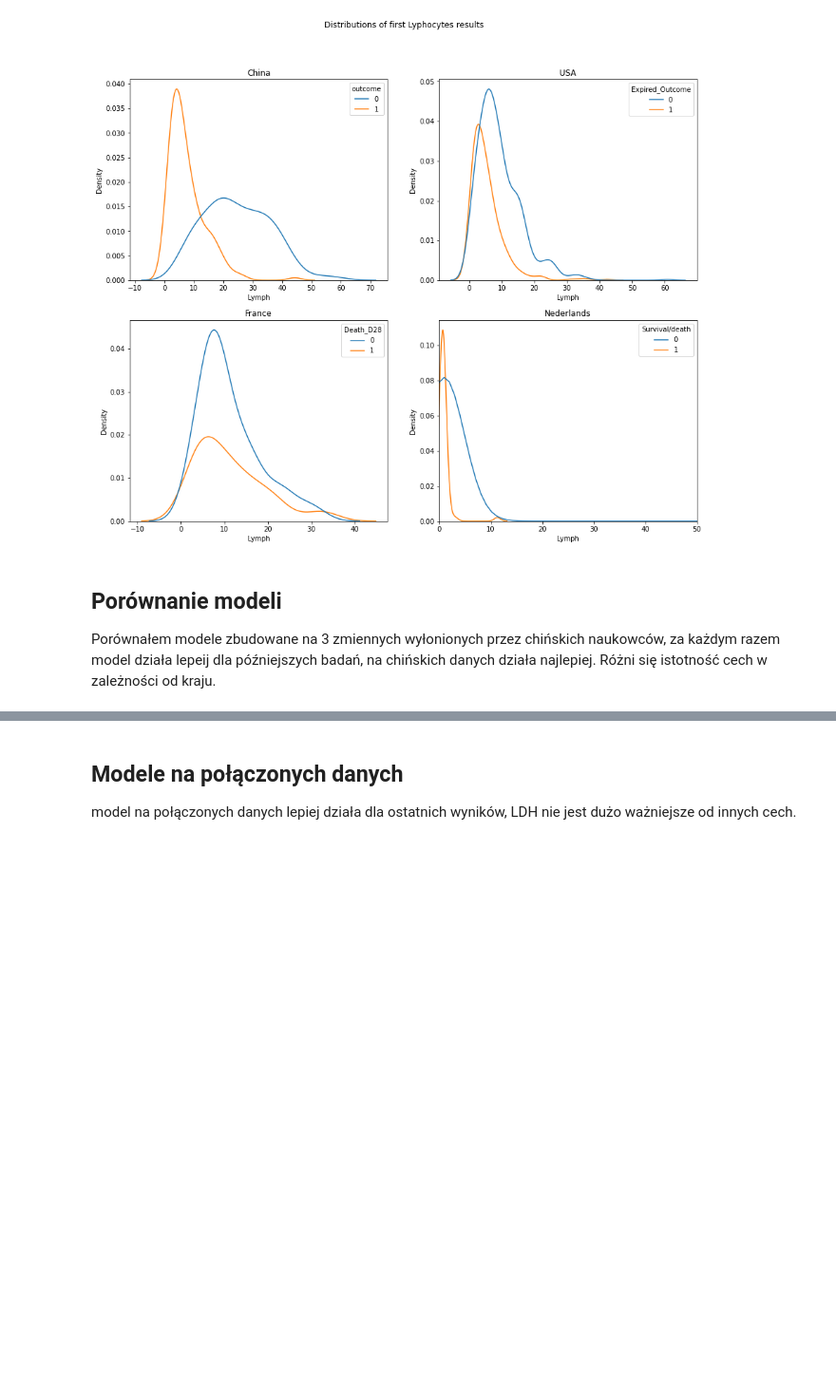
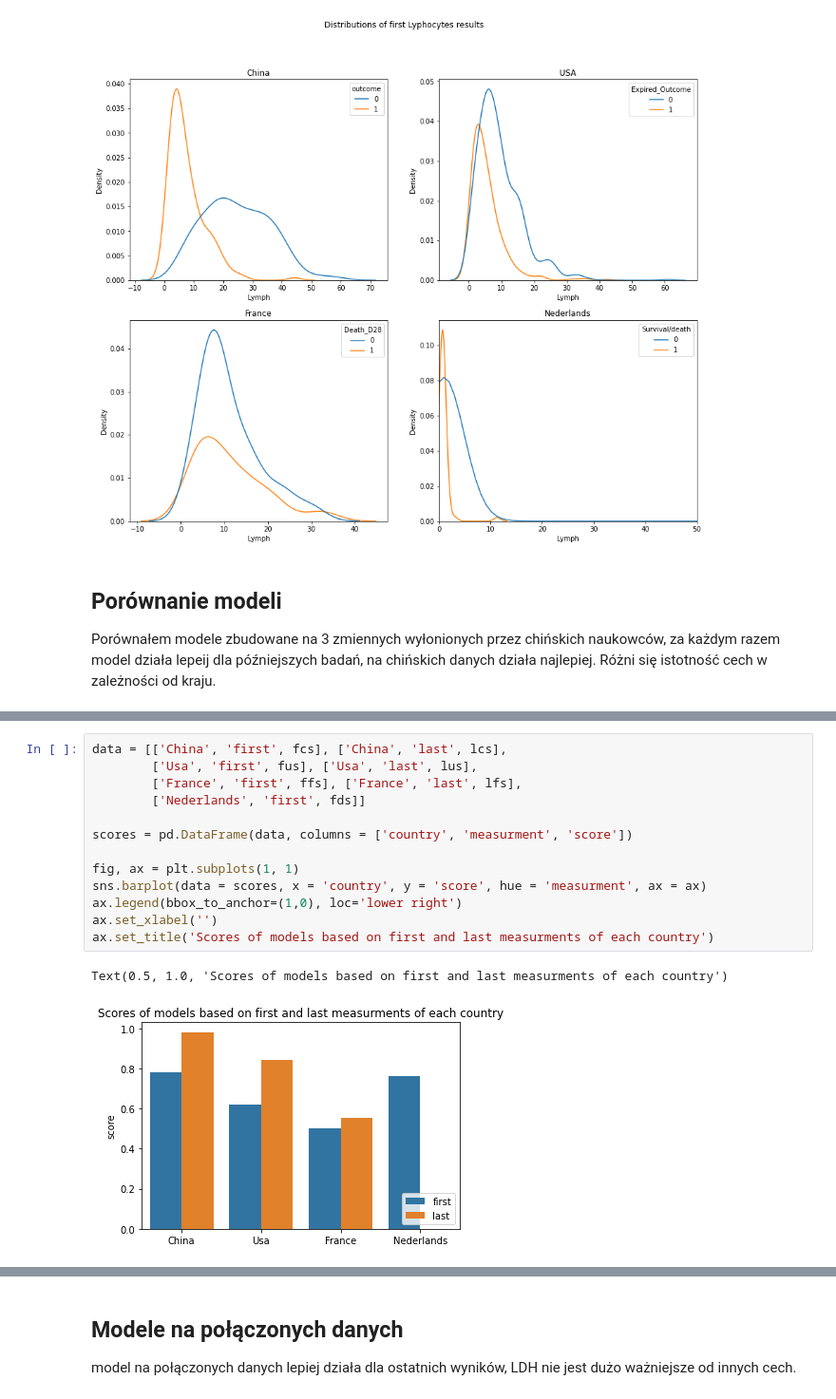
Before and after one commit to mini-pw/2021L-WB-ML, a Jupyter notebook: Nazwa_zespołu1/raport_v2/EDA.ipynb, the cells around one changed output, grey strips where cells are left out. Shown at 95% size. Cells and saved outputs as stored; diff of their text form; blank space fills up the shorter version.

```diff
--- a/Nazwa_zespołu1/raport_v2/EDA.ipynb
+++ b/Nazwa_zespołu1/raport_v2/EDA.ipynb
@@ -332,3 +442,19 @@ def feature_importance(X, Y):
+# %%
+data = [['China', 'first', fcs], ['China', 'last', lcs],
+        ['Usa', 'first', fus], ['Usa', 'last', lus],
+        ['France', 'first', ffs], ['France', 'last', lfs],
+        ['Nederlands', 'first', fds]]
+
+scores = pd.DataFrame(data, columns = ['country', 'measurment', 'score'])
+
+fig, ax = plt.subplots(1, 1)
+sns.barplot(data = scores, x = 'country', y = 'score', hue = 'measurment', ax = ax)
+ax.legend(bbox_to_anchor=(1,0), loc='lower right')
+ax.set_xlabel('')
+ax.set_title('Scores of models based on first and last measurments of each country')
+# %% [output]
+Text(0.5, 1.0, 'Scores of models based on first and last measurments of each country')
+[figure, added]
 # %%
 feature_importance(china_new[['Last_LDH', 'Last_Lymph', 'Last_CRP']], china_new['outcome'])
 # %% [output]
```
Also changed, not shown: parts of 22 cells of this notebook.
